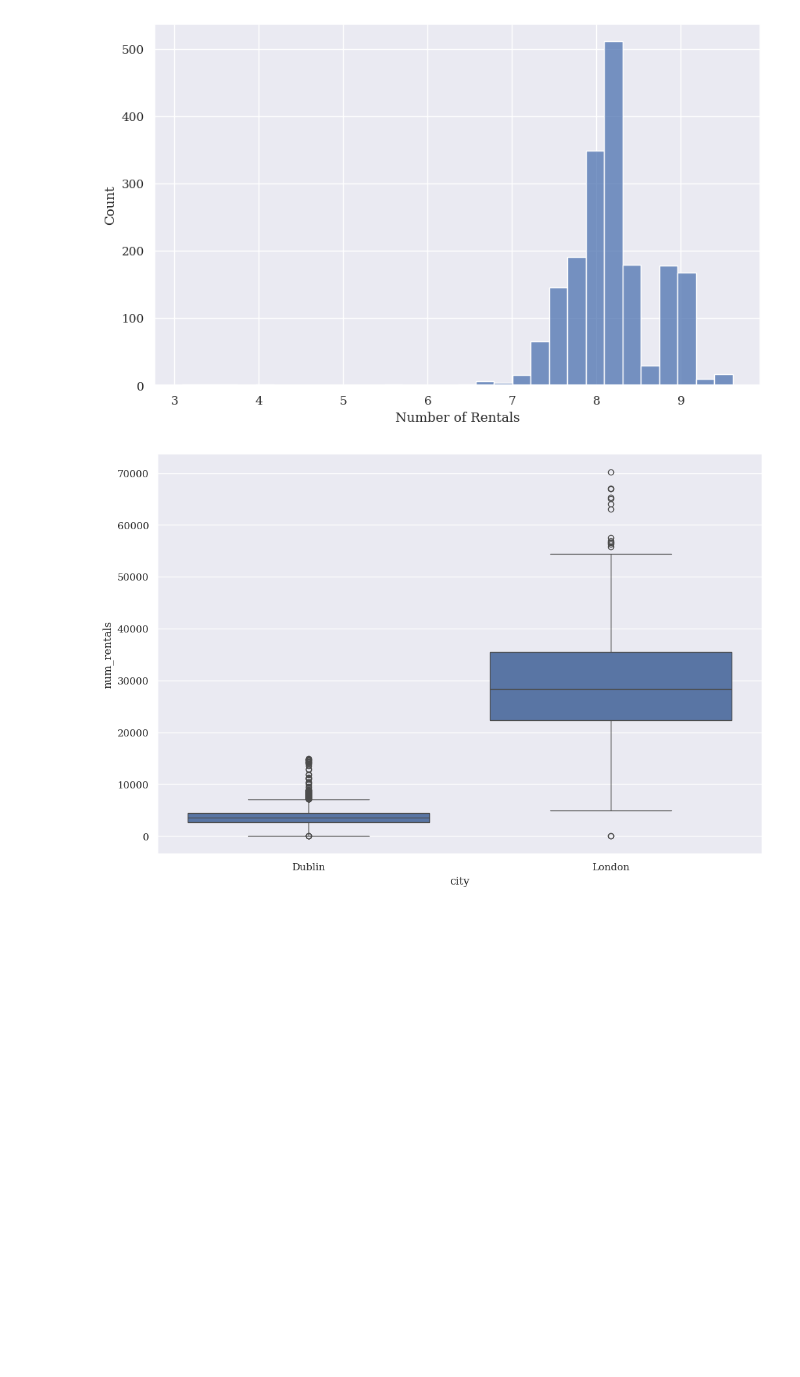
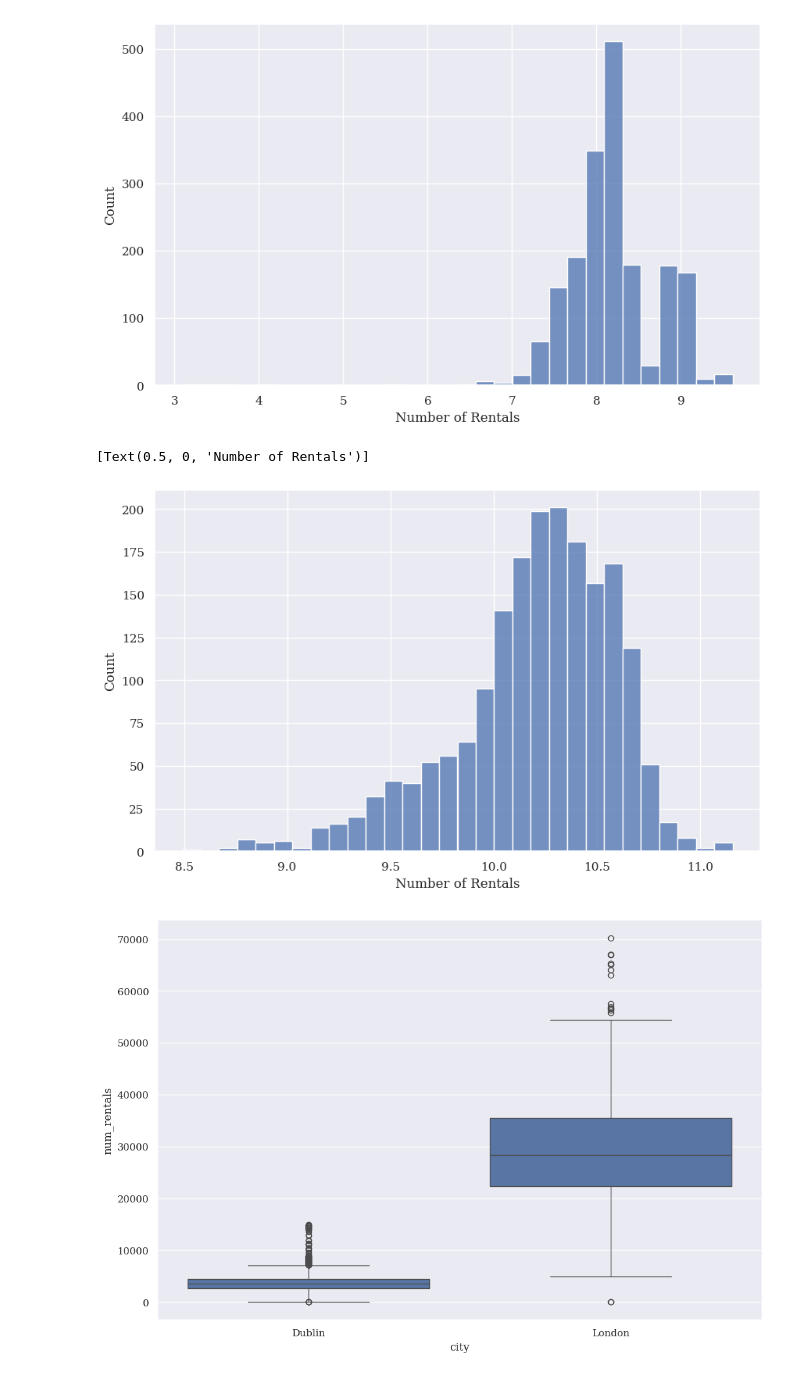
Before and after one commit to step-hen-burke/CA2, a Jupyter notebook: 2_dublin_london_comparison.ipynb, the cells around one changed output. Saved outputs shown, nothing was run; the diff lists cells and outputs as text; code cells hidden in the pictures; blank space fills up the shorter version.

```diff
--- a/2_dublin_london_comparison.ipynb
+++ b/2_dublin_london_comparison.ipynb
@@ -129,6 +170,13 @@ g = sns.histplot(np.log(filtered_daily_df.loc[filtered_daily_df['city'] == 'Dubl
 g.set(xlabel="Number of Rentals")
 # %% [output]
 [figure]
+# %%
+fig = plt.figure(figsize=(10, 6))
+g = sns.histplot(np.log(filtered_daily_df.loc[filtered_daily_df['city'] == 'London']['num_rentals']), bins=30, kde=False)
+g.set(xlabel="Number of Rentals")
+# %% [output]
+[Text(0.5, 0, 'Number of Rentals')]
+[figure, added]
 # %%
 plt.figure(figsize=(12,8))
 sns.boxplot(data=filtered_daily_df, x='city', y='num_rentals')
```
Also changed, not shown: parts of 5 cells of this notebook, 3 other files.
